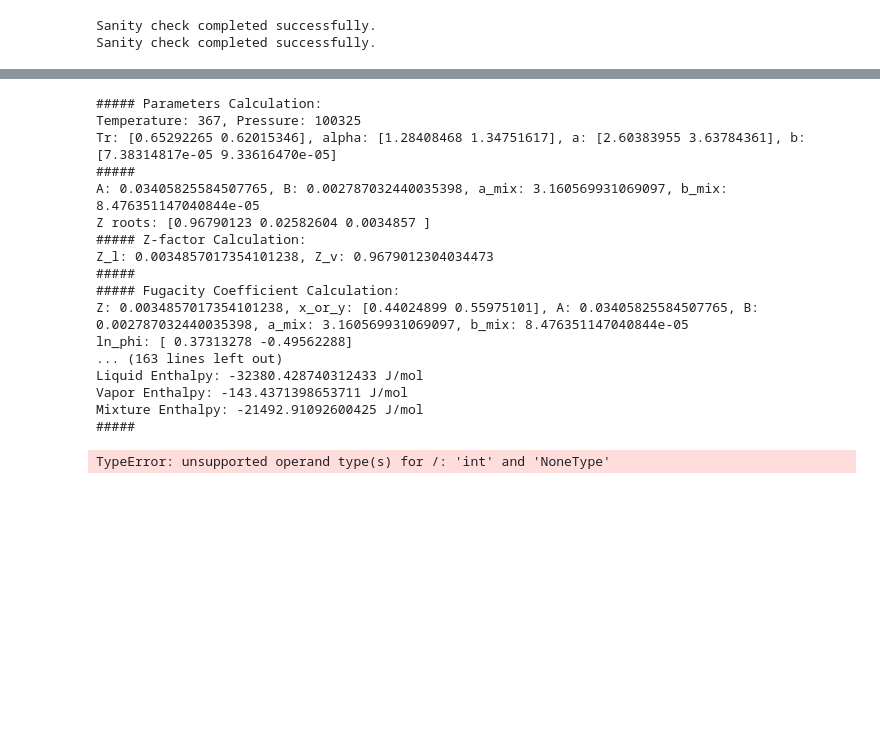
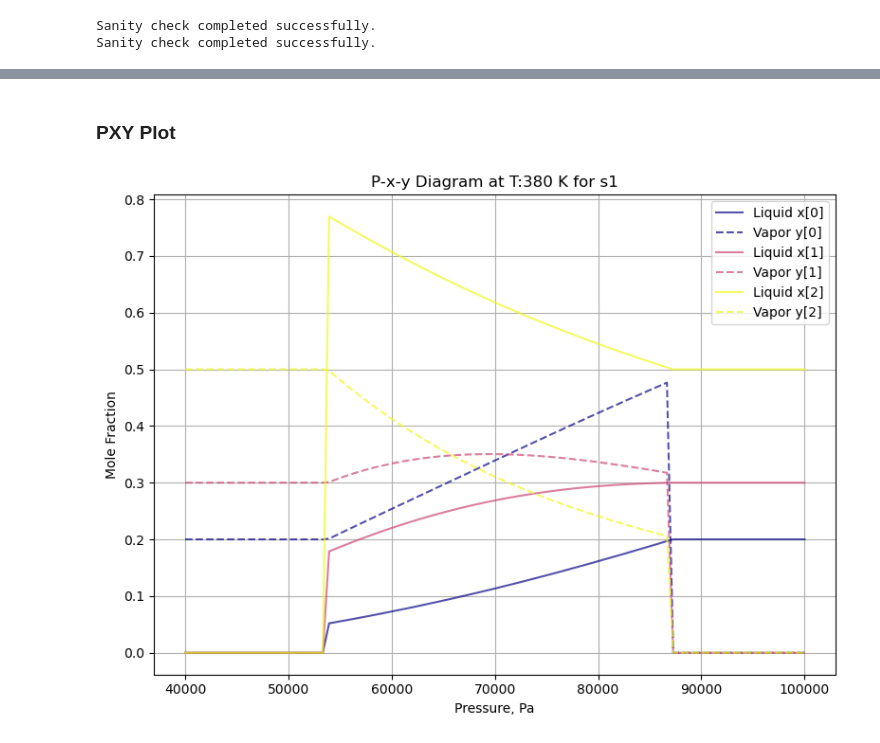
Before and after one commit to debasis321/CLL_761TermProject_Flash, a Jupyter notebook: testNotebook.ipynb, the cells around one changed output, grey strips where cells are left out. Cells and saved outputs as stored; diff of their text form; code cells hidden in the pictures; blank space fills up the shorter version.

```diff
--- a/testNotebook.ipynb
+++ b/testNotebook.ipynb
@@ -146,22 +105,9 @@ Mixture Enthalpy: 57.34374654596185 J/mol
+# %% [markdown]
+### PXY Plot
 # %%
-
-s3 = Heater(s1, dQ=1000, dP=1000)[0]
+from Utility import plot_PXY
+# PXY plot for s1
+with contextlib.redirect_stdout(io.StringIO()):
+    plot_PXY(s1, T=380, P_min=0.4e5, P_max=1e5, P_step=100)
 # %% [output]
-##### Parameters Calculation:
-Temperature: 367, Pressure: 100325
-Tr: [0.65292265 0.62015346], alpha: [1.28408468 1.34751617], a: [2.60383955 3.63784361], b: [7.38314817e-05 9.33616470e-05]
-#####
-A: 0.03405825584507765, B: 0.002787032440035398, a_mix: 3.160569931069097, b_mix: 8.476351147040844e-05
-Z roots: [0.96790123 0.02582604 0.0034857 ]
-##### Z-factor Calculation:
-Z_l: 0.0034857017354101238, Z_v: 0.9679012304034473
-#####
-##### Fugacity Coefficient Calculation:
-Z: 0.0034857017354101238, x_or_y: [0.44024899 0.55975101], A: 0.03405825584507765, B: 0.002787032440035398, a_mix: 3.160569931069097, b_mix: 8.476351147040844e-05
-ln_phi: [ 0.37313278 -0.49562288]
-... (163 lines left out)
-Liquid Enthalpy: -32380.428740312433 J/mol
-Vapor Enthalpy: -143.4371398653711 J/mol
-Mixture Enthalpy: -21492.91092600425 J/mol
-#####
-TypeError: unsupported operand type(s) for /: 'int' and 'NoneType'
+[figure, added]
```
Also changed, not shown: parts of 14 cells of this notebook, 3 other files.
